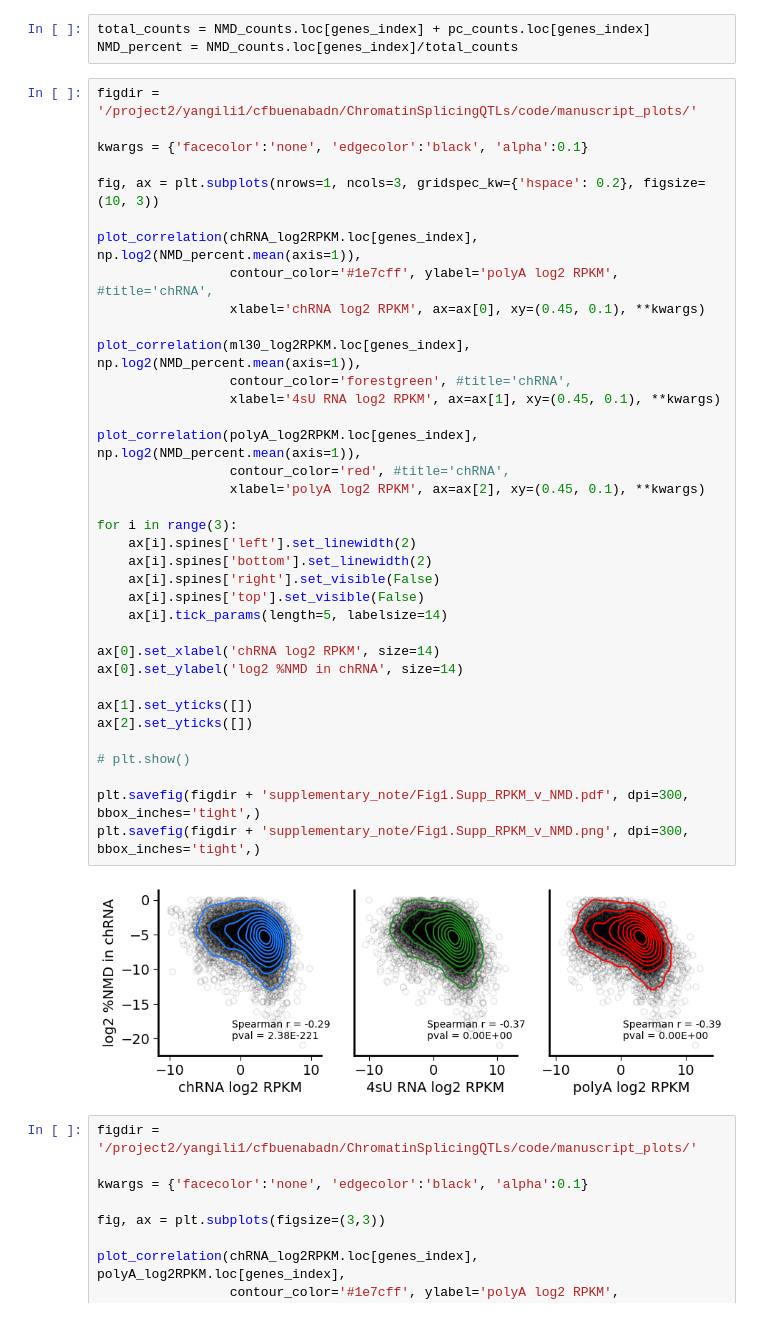
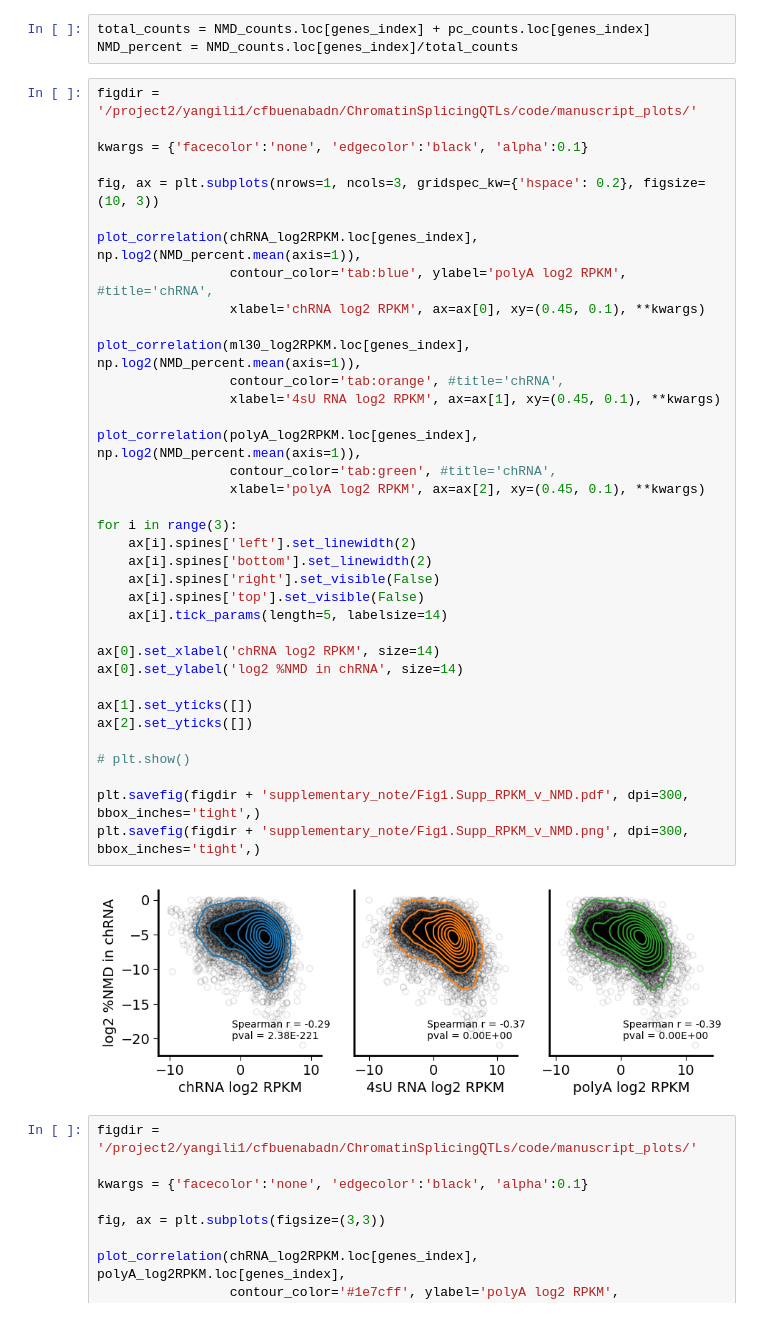
Before and after one commit to bfairkun/ChromatinSplicingQTLs, a Jupyter notebook: analysis/20230627_Regression.ipynb, the cells around one changed output. Saved outputs shown, nothing was run; the diff lists cells and outputs as text.

```diff
--- a/analysis/20230627_Regression.ipynb
+++ b/analysis/20230627_Regression.ipynb
@@ -159,37 +159,37 @@ kwargs = {'facecolor':'none', 'edgecolor':'black', 'alpha':0.1}
 
 fig, ax = plt.subplots(nrows=1, ncols=3, gridspec_kw={'hspace': 0.2}, figsize=(10, 3))
 
 plot_correlation(chRNA_log2RPKM.loc[genes_index], np.log2(NMD_percent.mean(axis=1)),
-                 contour_color='#1e7cff', ylabel='polyA log2 RPKM', #title='chRNA',
+                 contour_color='tab:blue', ylabel='polyA log2 RPKM', #title='chRNA',
                  xlabel='chRNA log2 RPKM', ax=ax[0], xy=(0.45, 0.1), **kwargs)
 
 plot_correlation(ml30_log2RPKM.loc[genes_index], np.log2(NMD_percent.mean(axis=1)),
-                 contour_color='forestgreen', #title='chRNA',
+                 contour_color='tab:orange', #title='chRNA',
                  xlabel='4sU RNA log2 RPKM', ax=ax[1], xy=(0.45, 0.1), **kwargs)
 
 plot_correlation(polyA_log2RPKM.loc[genes_index], np.log2(NMD_percent.mean(axis=1)),
-                 contour_color='red', #title='chRNA',
+                 contour_color='tab:green', #title='chRNA',
                  xlabel='polyA log2 RPKM', ax=ax[2], xy=(0.45, 0.1), **kwargs)
 
 for i in range(3):
     ax[i].spines['left'].set_linewidth(2)
     ax[i].spines['bottom'].set_linewidth(2)
     ax[i].spines['right'].set_visible(False)
     ax[i].spines['top'].set_visible(False)
     ax[i].tick_params(length=5, labelsize=14)
 
 ax[0].set_xlabel('chRNA log2 RPKM', size=14)
 ax[0].set_ylabel('log2 %NMD in chRNA', size=14)
 
 ax[1].set_yticks([])
 ax[2].set_yticks([])
 
 # plt.show()
 
 plt.savefig(figdir + 'supplementary_note/Fig1.Supp_RPKM_v_NMD.pdf', dpi=300, bbox_inches='tight',)
 plt.savefig(figdir + 'supplementary_note/Fig1.Supp_RPKM_v_NMD.png', dpi=300, bbox_inches='tight',)
 # %% [output]
-[figure, old version]
+[figure, new version]
 # %%
 figdir = '/project2/yangili1/cfbuenabadn/ChromatinSplicingQTLs/code/manuscript_plots/'
 
```
Also changed, not shown: parts of 30 cells of this notebook, 20 other files.
